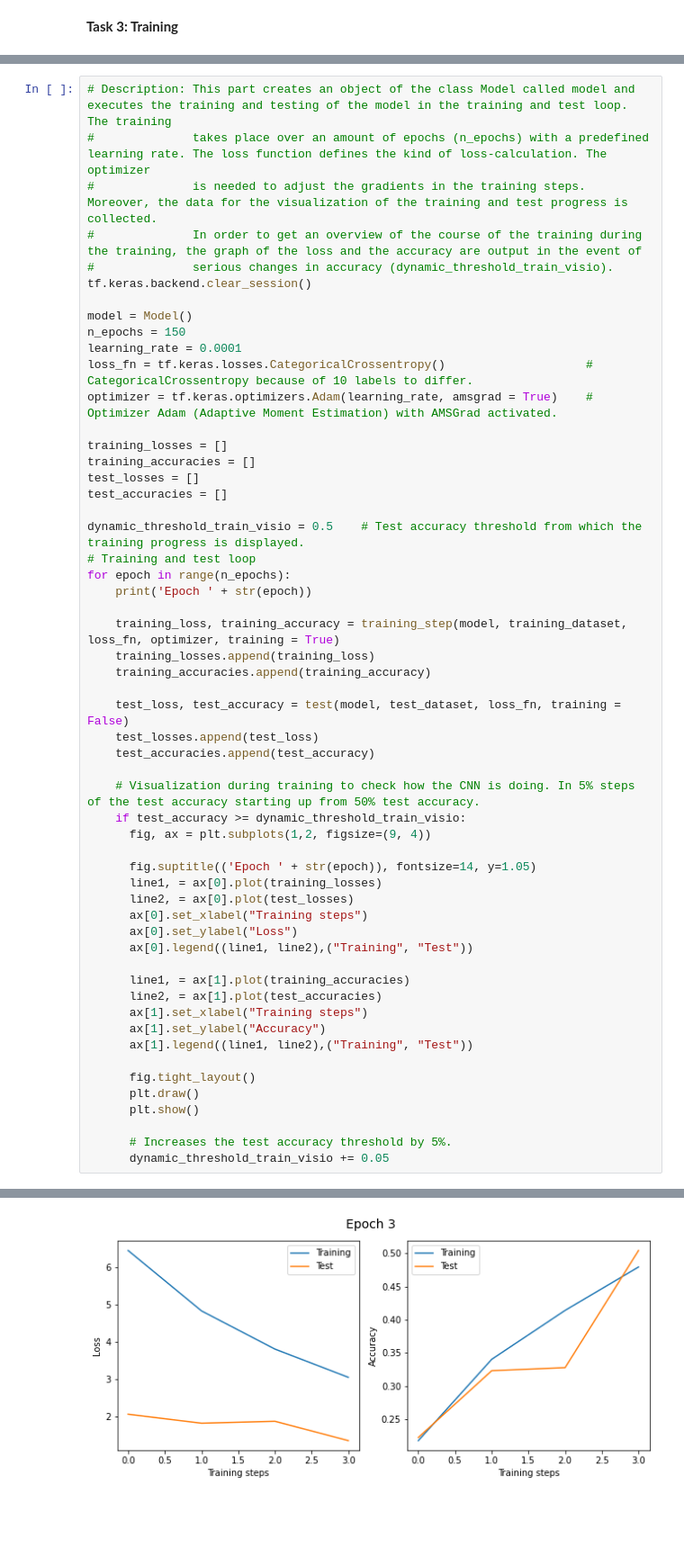
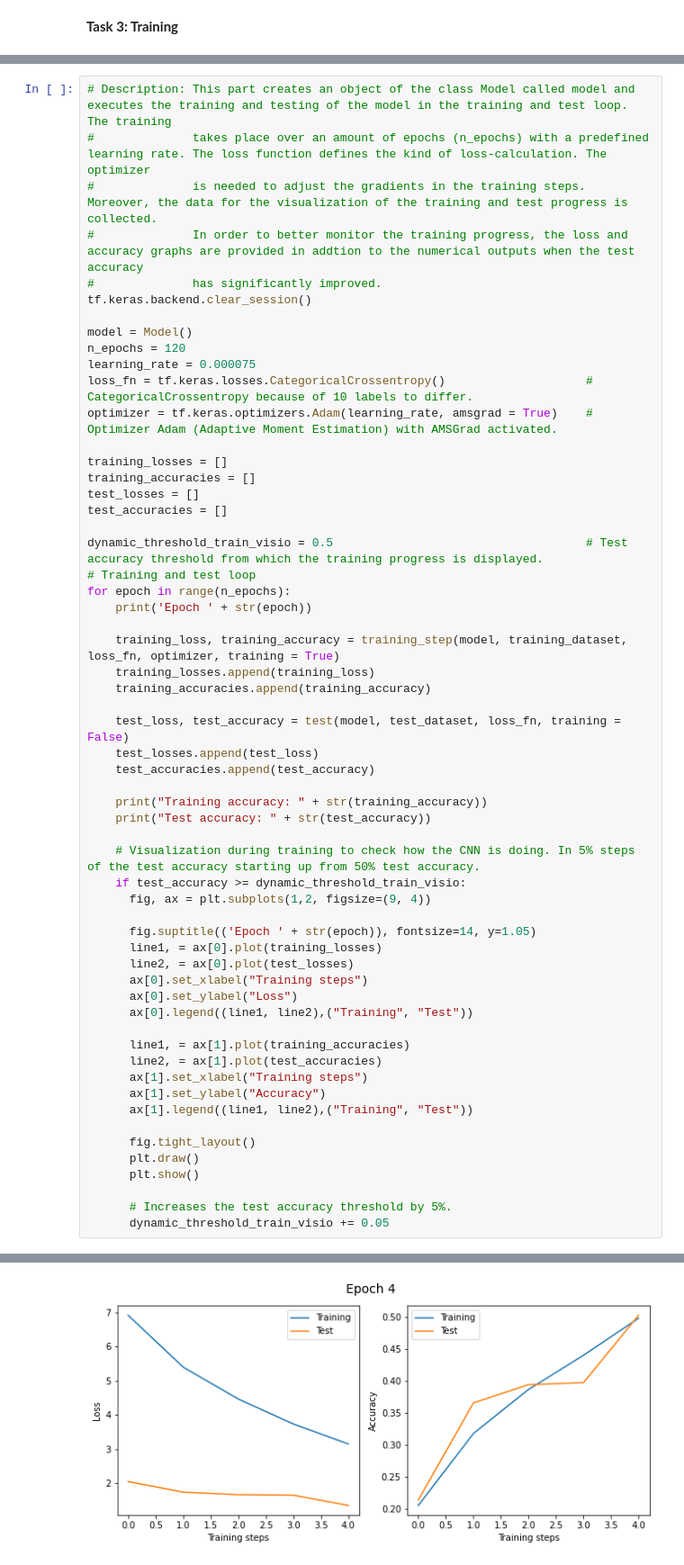
Before and after one commit to fabian9697/IANN_group30, a Jupyter notebook: Submitted_Homework/homework05/homework05_group30.ipynb, the cells around one changed output, grey strips where cells are left out. Shown: that part at 90% size. Saved outputs shown, nothing was run; the diff lists cells and outputs as text; blank space fills up the shorter version.

```diff
--- a/Submitted_Homework/homework05/homework05_group30.ipynb
+++ b/Submitted_Homework/homework05/homework05_group30.ipynb
@@ -239,13 +236,13 @@ def test(model, test_data, loss_fn, training = False):
 # Description: This part creates an object of the class Model called model and executes the training and testing of the model in the training and test loop. The training
 #              takes place over an amount of epochs (n_epochs) with a predefined learning rate. The loss function defines the kind of loss-calculation. The optimizer
 #              is needed to adjust the gradients in the training steps. Moreover, the data for the visualization of the training and test progress is collected.
-#              In order to get an overview of the course of the training during the training, the graph of the loss and the accuracy are output in the event of
-#              serious changes in accuracy (dynamic_threshold_train_visio).
+#              In order to better monitor the training progress, the loss and accuracy graphs are provided in addtion to the numerical outputs when the test accuracy
+#              has significantly improved.
 tf.keras.backend.clear_session()
 
 model = Model()
-n_epochs = 150
-learning_rate = 0.0001
+n_epochs = 120
+learning_rate = 0.000075
 loss_fn = tf.keras.losses.CategoricalCrossentropy()                    # CategoricalCrossentropy because of 10 labels to differ.
 optimizer = tf.keras.optimizers.Adam(learning_rate, amsgrad = True)    # Optimizer Adam (Adaptive Moment Estimation) with AMSGrad activated.
 
@@ -254,7 +251,7 @@ training_accuracies = []
 test_losses = []
 test_accuracies = []
 
-dynamic_threshold_train_visio = 0.5    # Test accuracy threshold from which the training progress is displayed.
+dynamic_threshold_train_visio = 0.5                                    # Test accuracy threshold from which the training progress is displayed.
 # Training and test loop
 for epoch in range(n_epochs):
     print('Epoch ' + str(epoch))
@@ -266,6 +263,9 @@ for epoch in range(n_epochs):
     test_loss, test_accuracy = test(model, test_dataset, loss_fn, training = False)
     test_losses.append(test_loss)
     test_accuracies.append(test_accuracy)
+
+    print("Training accuracy: " + str(training_accuracy))
+    print("Test accuracy: " + str(test_accuracy))
 
     # Visualization during training to check how the CNN is doing. In 5% steps of the test accuracy starting up from 50% test accuracy.
     if test_accuracy >= dynamic_threshold_train_visio:
@@ -298 +309 @@ Epoch 3
-[figure, old version]
+[figure, new version]
```
Also changed, not shown: parts of 9 cells of this notebook.
